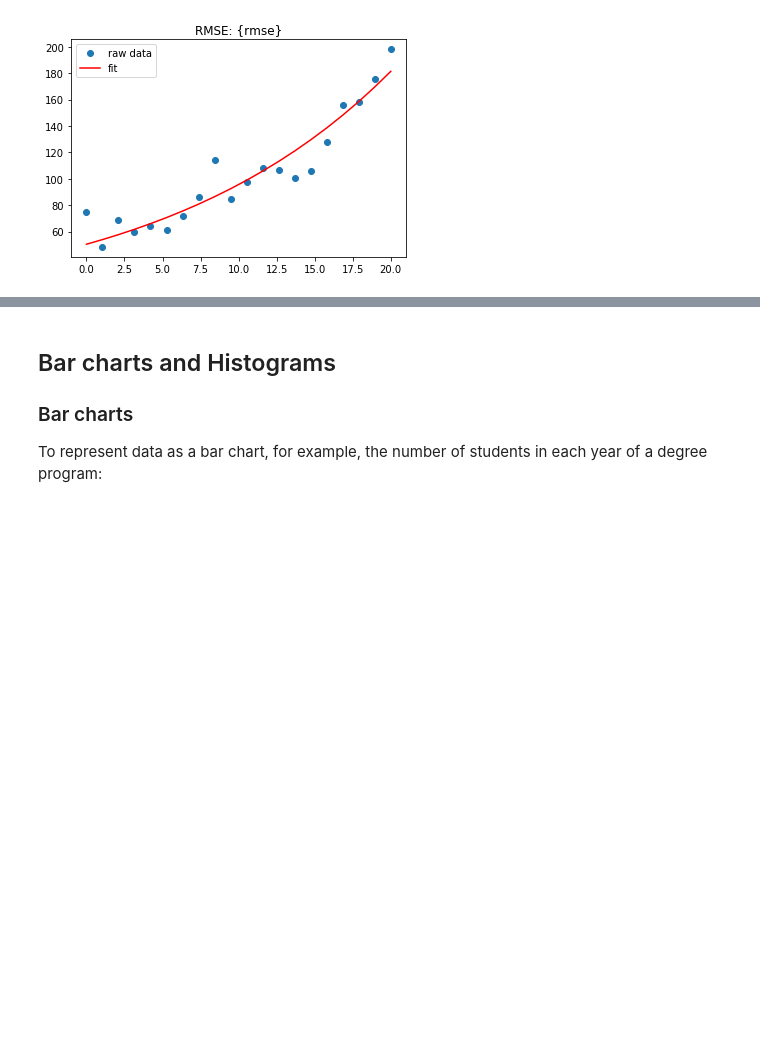
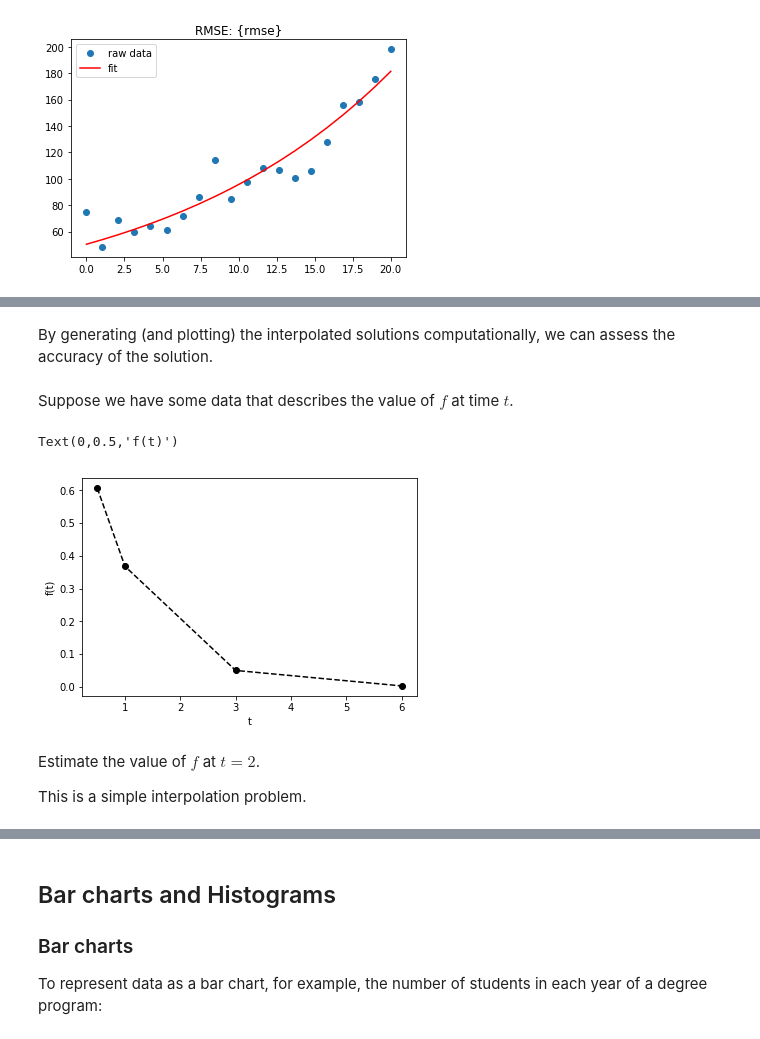
Before and after one commit to vongvanicht/Intro_to_Python, a Jupyter notebook: 05_Plotting_and_Analysing.ipynb, the cells around one changed output, grey strips where cells are left out. Saved outputs shown, nothing was run; the diff lists cells and outputs as text; code cells hidden in the pictures; blank space fills up the shorter version.

Commit message:
changing interpolation example

```diff
--- a/05_Plotting_and_Analysing.ipynb
+++ b/05_Plotting_and_Analysing.ipynb
@@ -822,0 +756,17 @@ y = 50.37326384265759 * e**(0.06404747989084764*x)
+# %% [markdown]
+By generating (and plotting) the interpolated solutions computationally, we can assess the accuracy of the solution.
+# %% [markdown]
+Suppose we have some data that describes the value of $f$ at time $t$.
+# %%
+t= np.array([0.5,1,3,6])
+f = np.array([0.6065, 0.3679, 0.0498, 0.0025])
+plt.plot(t, f, 'ko--')
+plt.xlabel('t')
+plt.ylabel('f(t)')
+# %% [output]
+Text(0,0.5,'f(t)')
+[figure, added]
+# %% [markdown]
+Estimate the value of $f$ at $t=2$.
+
+This is a simple interpolation problem.
```
Also changed, not shown: parts of 36 cells of this notebook, 1 other file.
